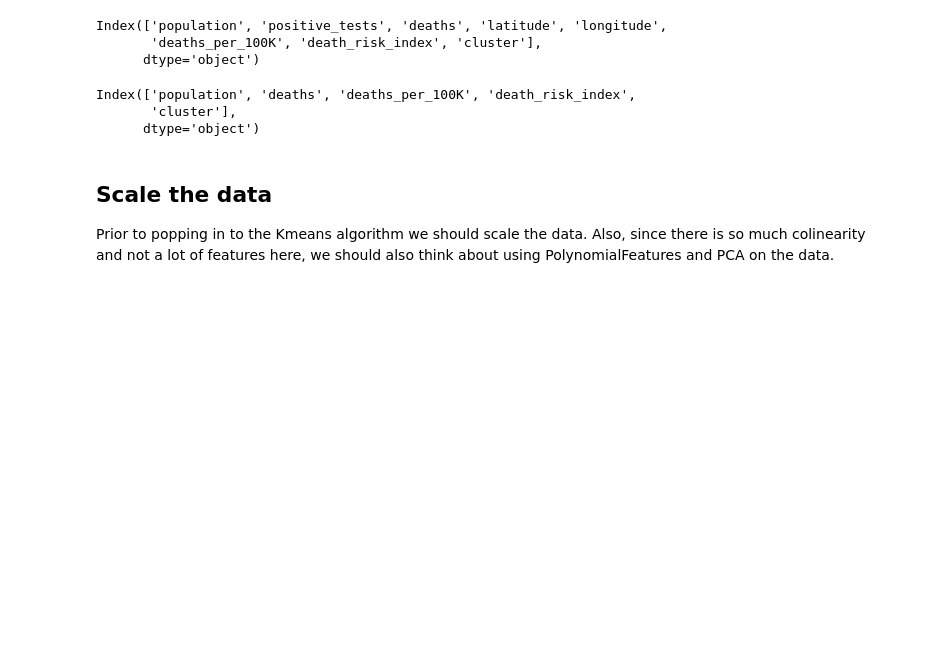
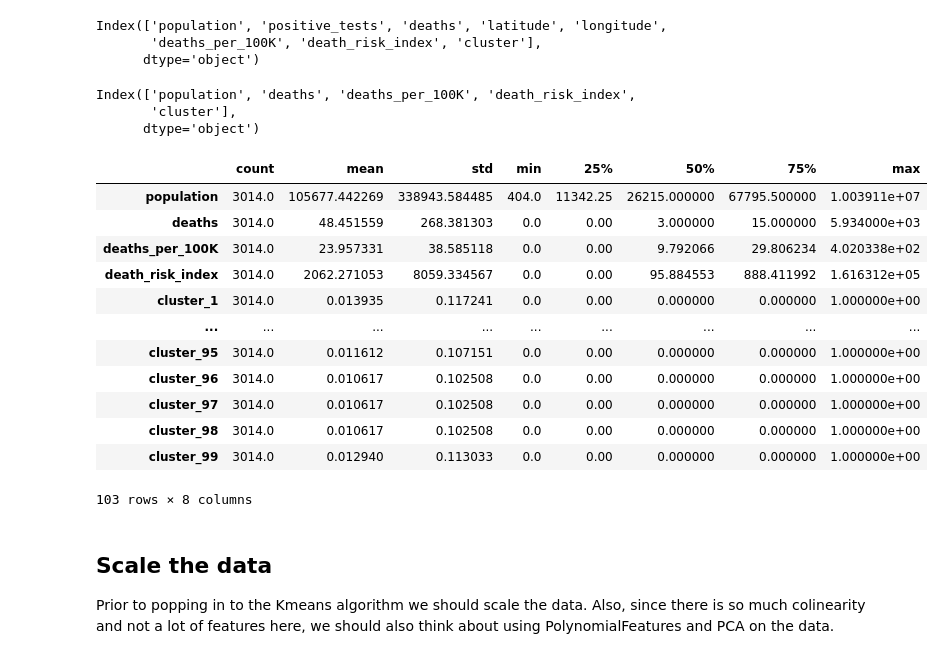
Before and after one commit to elaverdiere1/Covid-19-and-Natural-Disasters, a Jupyter notebook: project_5/code/Covid_Risk_Classification_Eda_and_Model.ipynb, the cells around one changed output. Saved outputs shown, nothing was run; the diff lists cells and outputs as text; code cells hidden in the pictures; blank space fills up the shorter version.

```diff
--- a/project_5/code/Covid_Risk_Classification_Eda_and_Model.ipynb
+++ b/project_5/code/Covid_Risk_Classification_Eda_and_Model.ipynb
@@ -527,7 +527,22 @@ Index(['population', 'deaths', 'deaths_per_100K', 'death_risk_index',
        'cluster'],
       dtype='object')
 # %%
-X = pd.get_dummies(X, columns=['cluster'], drop_first=True)
+#X = pd.get_dummies(X, columns=['cluster'], drop_first=True)
+X.describe().T
+# %% [output]
+|  | count | mean | std | min | 25% | 50% | 75% | max |
+| population | 3014.0 | 105677.442269 | 338943.584485 | 404.0 | 11342.25 | 26215.000000 | 67795.500000 | 1.003911e+07 |
+| deaths | 3014.0 | 48.451559 | 268.381303 | 0.0 | 0.00 | 3.000000 | 15.000000 | 5.934000e+03 |
+| deaths_per_100K | 3014.0 | 23.957331 | 38.585118 | 0.0 | 0.00 | 9.792066 | 29.806234 | 4.020338e+02 |
+| death_risk_index | 3014.0 | 2062.271053 | 8059.334567 | 0.0 | 0.00 | 95.884553 | 888.411992 | 1.616312e+05 |
+| cluster_1 | 3014.0 | 0.013935 | 0.117241 | 0.0 | 0.00 | 0.000000 | 0.000000 | 1.000000e+00 |
+| ... | ... | ... | ... | ... | ... | ... | ... | ... |
+| cluster_95 | 3014.0 | 0.011612 | 0.107151 | 0.0 | 0.00 | 0.000000 | 0.000000 | 1.000000e+00 |
+| cluster_96 | 3014.0 | 0.010617 | 0.102508 | 0.0 | 0.00 | 0.000000 | 0.000000 | 1.000000e+00 |
+| cluster_97 | 3014.0 | 0.010617 | 0.102508 | 0.0 | 0.00 | 0.000000 | 0.000000 | 1.000000e+00 |
+| cluster_98 | 3014.0 | 0.010617 | 0.102508 | 0.0 | 0.00 | 0.000000 | 0.000000 | 1.000000e+00 |
+| cluster_99 | 3014.0 | 0.012940 | 0.113033 | 0.0 | 0.00 | 0.000000 | 0.000000 | 1.000000e+00 |
+103 rows × 8 columns
 # %% [markdown]
 ## Scale the data
 Prior to popping in to the Kmeans algorithm we should scale the data. Also, since there is so much colinearity and not a lot of features here, we should also think about using PolynomialFeatures and PCA on the data.
```
Also changed, not shown: parts of 24 cells of this notebook, 5 other files.
